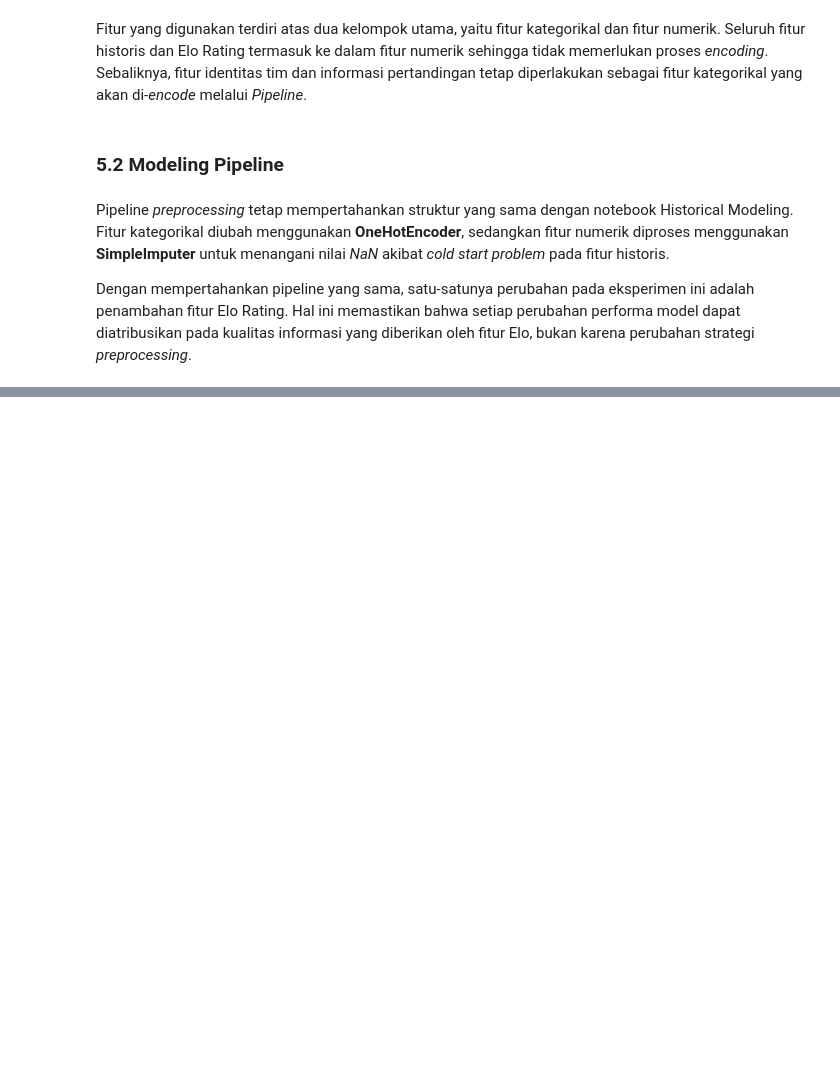
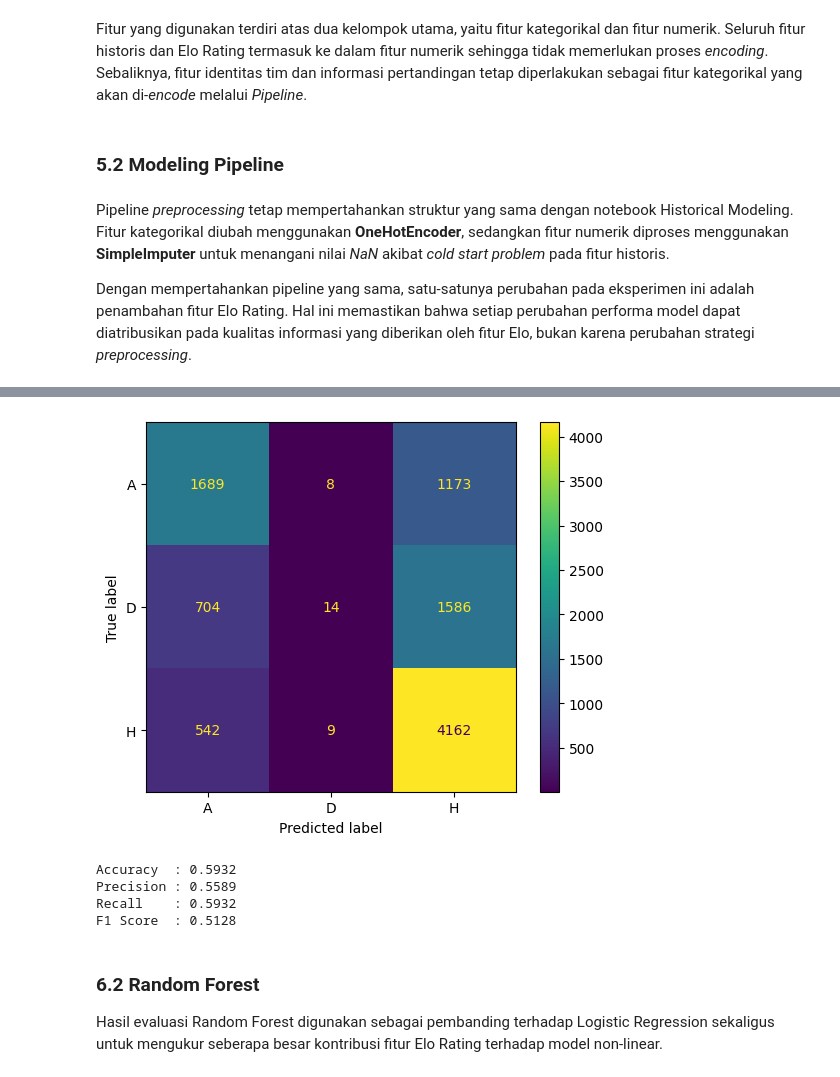
Before and after one commit to RyannPy/international-football-prediction, a Jupyter notebook: notebooks/10_elo_modeling.ipynb, the cells around one changed output, grey strips where cells are left out. Drawn from its saved outputs; the diff is of its cells as text; code cells hidden in the pictures; blank space fills up the shorter version.

Commit message:
Elo Modeling - Modeling, Evaluation, and Save

```diff
--- a/notebooks/10_elo_modeling.ipynb
+++ b/notebooks/10_elo_modeling.ipynb
@@ -212,0 +218,9 @@ Dengan mempertahankan pipeline yang sama, satu-satunya perubahan pada eksperimen
+# %%
+logistic_pipeline = Pipeline(
+    steps=[
+        ("preprocessor", preprocessor),
+        ("classifier", LogisticRegression(max_iter=1000))
+    ]
+)
+# %%
+logistic_pipeline.fit(X_train, y_train)
@@ -212,0 +253,2 @@ Dengan mempertahankan pipeline yang sama, satu-satunya perubahan pada eksperimen
+# %%
+y_pred_lr = logistic_pipeline.predict(X_test)
@@ -212,0 +326,54 @@ Dengan mempertahankan pipeline yang sama, satu-satunya perubahan pada eksperimen
+# %%
+# CONFUSION MATRIX
+
+from sklearn.metrics import ConfusionMatrixDisplay
+
+ConfusionMatrixDisplay.from_predictions(
+    y_test,
+    y_pred_lr
+);
+# %% [output]
+[figure, added]
+# %%
+# METRICS
+
+from sklearn.metrics import (
+    accuracy_score,
+    precision_score,
+    recall_score,
+    f1_score
+)
+
+lr_accuracy = accuracy_score(y_test, y_pred_lr)
+
+lr_precision = precision_score(
+    y_test,
+    y_pred_lr,
+    average="weighted"
+)
+
+lr_recall = recall_score(
+    y_test,
+    y_pred_lr,
+    average="weighted"
+)
+
+lr_f1 = f1_score(
+    y_test,
+    y_pred_lr,
+    average="weighted"
+)
+
+print(f"Accuracy  : {lr_accuracy:.4f}")
+print(f"Precision : {lr_precision:.4f}")
+print(f"Recall    : {lr_recall:.4f}")
+print(f"F1 Score  : {lr_f1:.4f}")
+# %% [output]
+Accuracy  : 0.5932
+Precision : 0.5589
+Recall    : 0.5932
+F1 Score  : 0.5128
+# %% [markdown]
+### 6.2 Random Forest
+
+Hasil evaluasi Random Forest digunakan sebagai pembanding terhadap Logistic Regression sekaligus untuk mengukur seberapa besar kontribusi fitur Elo Rating terhadap model non-linear.
```
Also changed, not shown: parts of 27 cells of this notebook, 1 other file.
